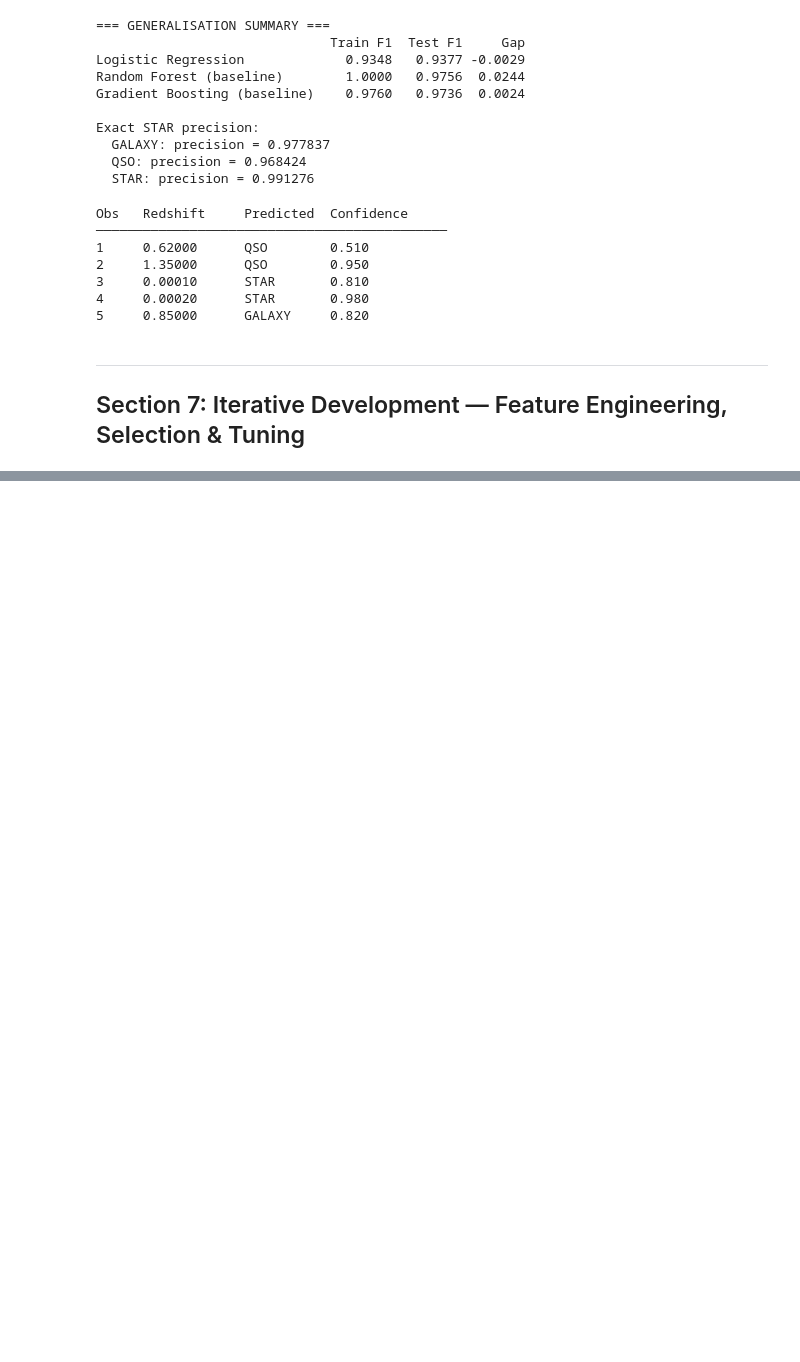
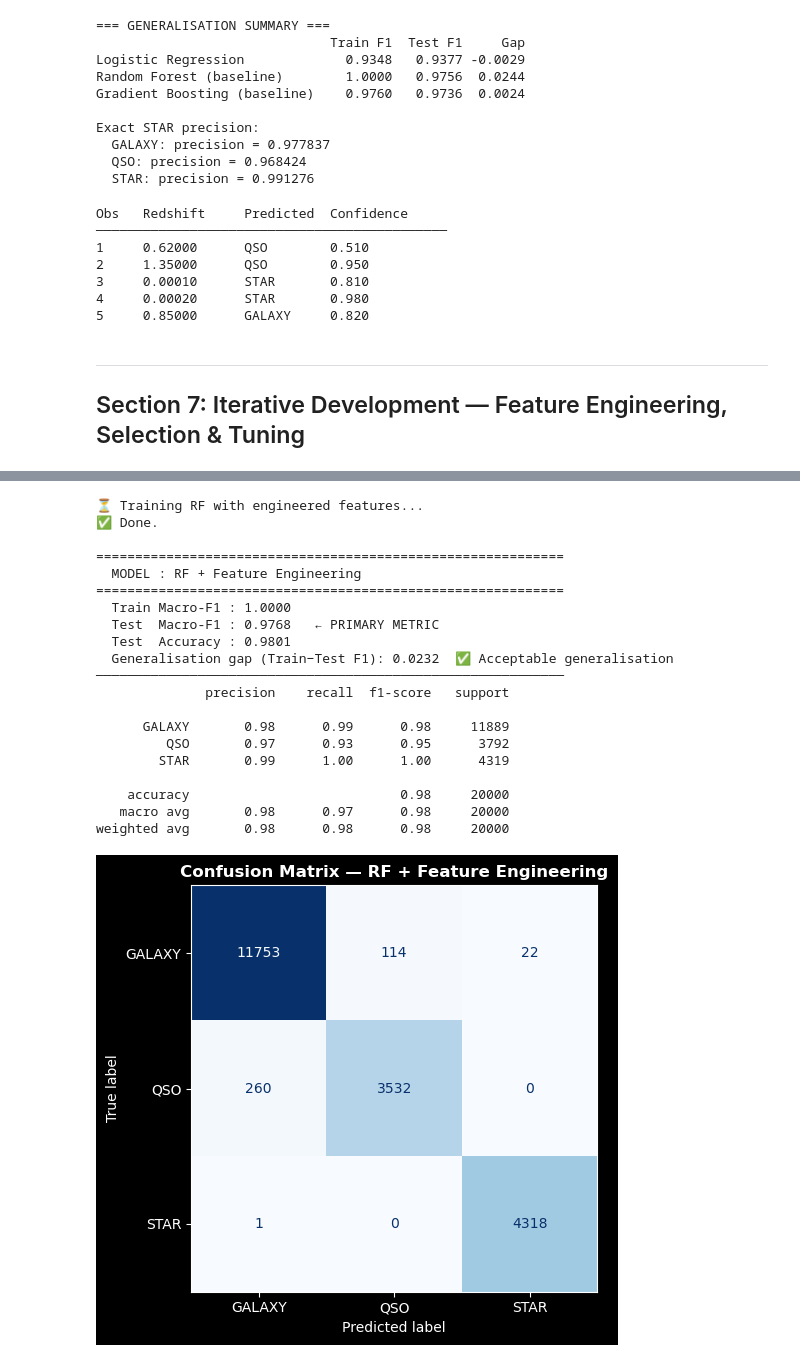
Before and after one commit to CyphenRozulus/streamlit_app_project, a Jupyter notebook: MLDP Program Codes Submission.ipynb, the cells around one changed output, grey strips where cells are left out. Drawn from its saved outputs; the diff is of its cells as text; code cells hidden in the pictures; blank space fills up the shorter version.

```diff
--- a/MLDP Program Codes Submission.ipynb
+++ b/MLDP Program Codes Submission.ipynb
@@ -801,0 +885,39 @@ Obs   Redshift     Predicted  Confidence
+# %%
+# ─────────────────────────────────────────────────────────────────────────────
+# SECTION 7c — Retrain RF with Engineered Features (same hyperparams)
+# Isolates the effect of feature engineering alone.
+# ─────────────────────────────────────────────────────────────────────────────
+print('⏳ Training RF with engineered features...')
+rf_fe = RandomForestClassifier(
+    n_estimators=100, class_weight='balanced',
+    random_state=RANDOM_STATE, n_jobs=-1
+)
+rf_fe.fit(X_train_fe, y_train_fe)
+print('✅ Done.')
+
+_, test_f1_fe, test_acc_fe = evaluate_model(
+    rf_fe, X_train_fe, y_train_fe, X_test_fe, y_test_fe,
+    'RF + Feature Engineering'
+)
+# %% [output]
+⏳ Training RF with engineered features...
+✅ Done.
+
+============================================================
+  MODEL : RF + Feature Engineering
+============================================================
+  Train Macro-F1 : 1.0000
+  Test  Macro-F1 : 0.9768   ← PRIMARY METRIC
+  Test  Accuracy : 0.9801
+  Generalisation gap (Train−Test F1): 0.0232  ✅ Acceptable generalisation
+────────────────────────────────────────────────────────────
+              precision    recall  f1-score   support
+
+      GALAXY       0.98      0.99      0.98     11889
+         QSO       0.97      0.93      0.95      3792
+        STAR       0.99      1.00      1.00      4319
+
+    accuracy                           0.98     20000
+   macro avg       0.98      0.97      0.98     20000
+weighted avg       0.98      0.98      0.98     20000
+[figure, added]
```
Also changed, not shown: parts of 8 cells of this notebook, 6 other files.
